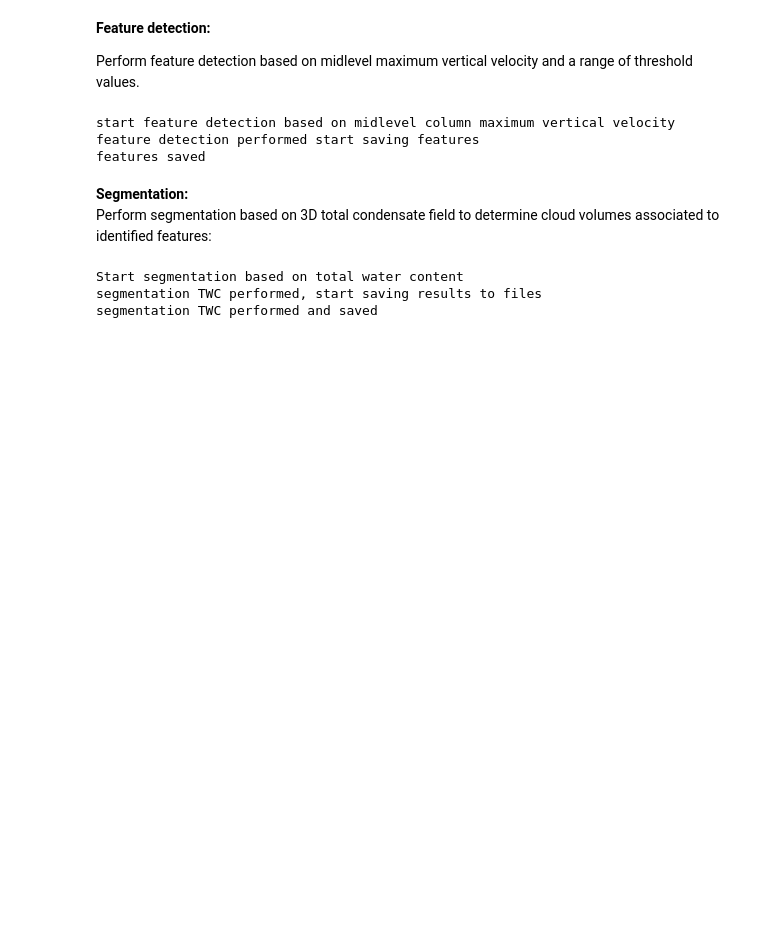
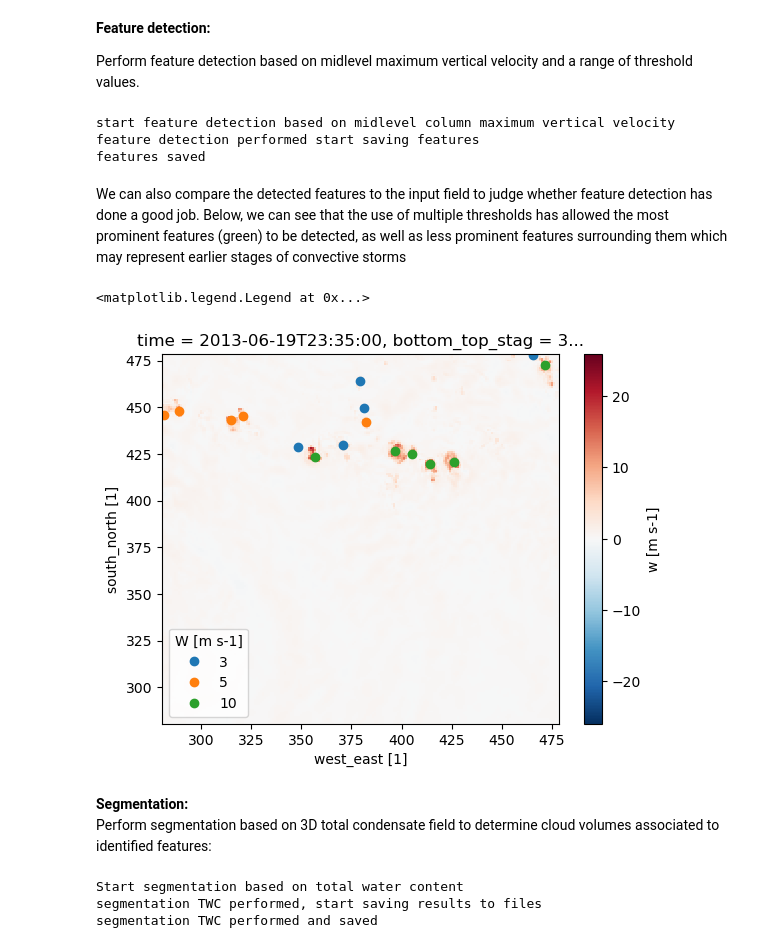
Before and after one commit to tobac-project/tobac, a Jupyter notebook: examples/Example_Updraft_Tracking/Example_Updraft_Tracking.ipynb, the cells around one changed output. Cells and saved outputs as stored; diff of their text form; code cells hidden in the pictures; blank space fills up the shorter version.

```diff
--- a/examples/Example_Updraft_Tracking/Example_Updraft_Tracking.ipynb
+++ b/examples/Example_Updraft_Tracking/Example_Updraft_Tracking.ipynb
@@ -135,6 +158,19 @@ print('features saved')
 start feature detection based on midlevel column maximum vertical velocity
 feature detection performed start saving features
 features saved
+# %% [markdown]
+We can also compare the detected features to the input field to judge whether feature detection has done a good job. Below, we can see that the use of multiple thresholds has allowed the most prominent features (green) to be detected, as well as less prominent features surrounding them which may represent earlier stages of convective storms
+# %%
+frame=42
+W_mid_max[frame].plot()
+points = {
+    threshold:plt.plot(ft.west_east, ft.south_north, "o")[0]
+    for threshold, ft in Features[Features.frame==frame].groupby("threshold_value")
+}
+plt.legend(list(points.values()), list(points.keys()), title="W [m s-1]")
+# %% [output]
+<matplotlib.legend.Legend at 0x...>
+[figure, added]
 # %% [markdown]
 **Segmentation:**
 Perform segmentation based on 3D total condensate field to determine cloud volumes associated to identified features:
```
Also changed, not shown: parts of 8 cells of this notebook, 2 other files.
